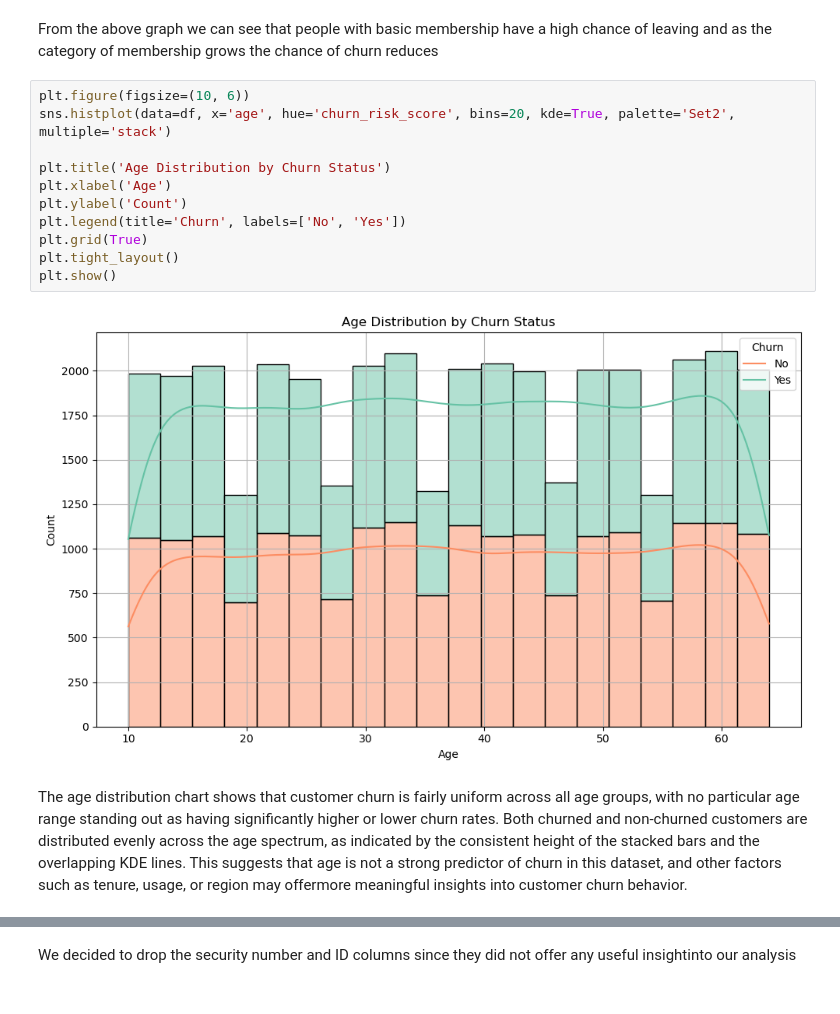
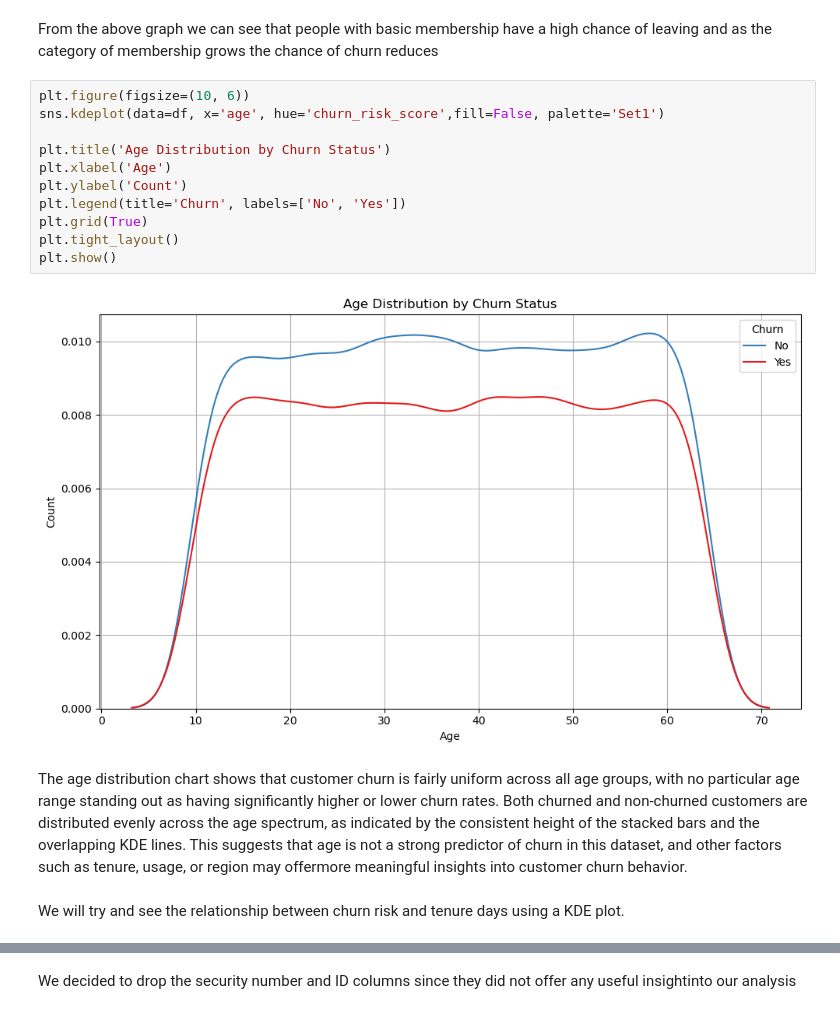
Before and after one commit to wambuikariuki/Capstone_Phase5_group9, a Jupyter notebook: Notebook.ipynb, the cells around one changed output, grey strips where cells are left out. Drawn from its saved outputs; the diff is of its cells as text.

```diff
--- a/Notebook.ipynb
+++ b/Notebook.ipynb
@@ -251,16 +291,18 @@ plt.show()
 From the above graph we can see that people with basic membership have a high chance of leaving and as the category of membership grows the chance of churn reduces
 # %%
 plt.figure(figsize=(10, 6))
-sns.histplot(data=df, x='age', hue='churn_risk_score', bins=20, kde=True, palette='Set2', multiple='stack')
+sns.kdeplot(data=df, x='age', hue='churn_risk_score',fill=False, palette='Set1')
 
 plt.title('Age Distribution by Churn Status')
 plt.xlabel('Age')
 plt.ylabel('Count')
 plt.legend(title='Churn', labels=['No', 'Yes'])
 plt.grid(True)
 plt.tight_layout()
 plt.show()
 # %% [output]
-[figure, old version]
+[figure, new version]
 # %% [markdown]
 The age distribution chart shows that customer churn is fairly uniform across all age groups, with no particular age range standing out as having significantly higher or lower churn rates. Both churned and non-churned customers are distributed evenly across the age spectrum, as indicated by the consistent height of the stacked bars and the overlapping KDE lines. This suggests that age is not a strong predictor of churn in this dataset, and other factors such as tenure, usage, or region may offermore meaningful insights into customer churn behavior.
+# %% [markdown]
+We will try and see the relationship between churn risk and tenure days using a KDE plot.
```
Also changed, not shown: parts of 74 cells of this notebook.
